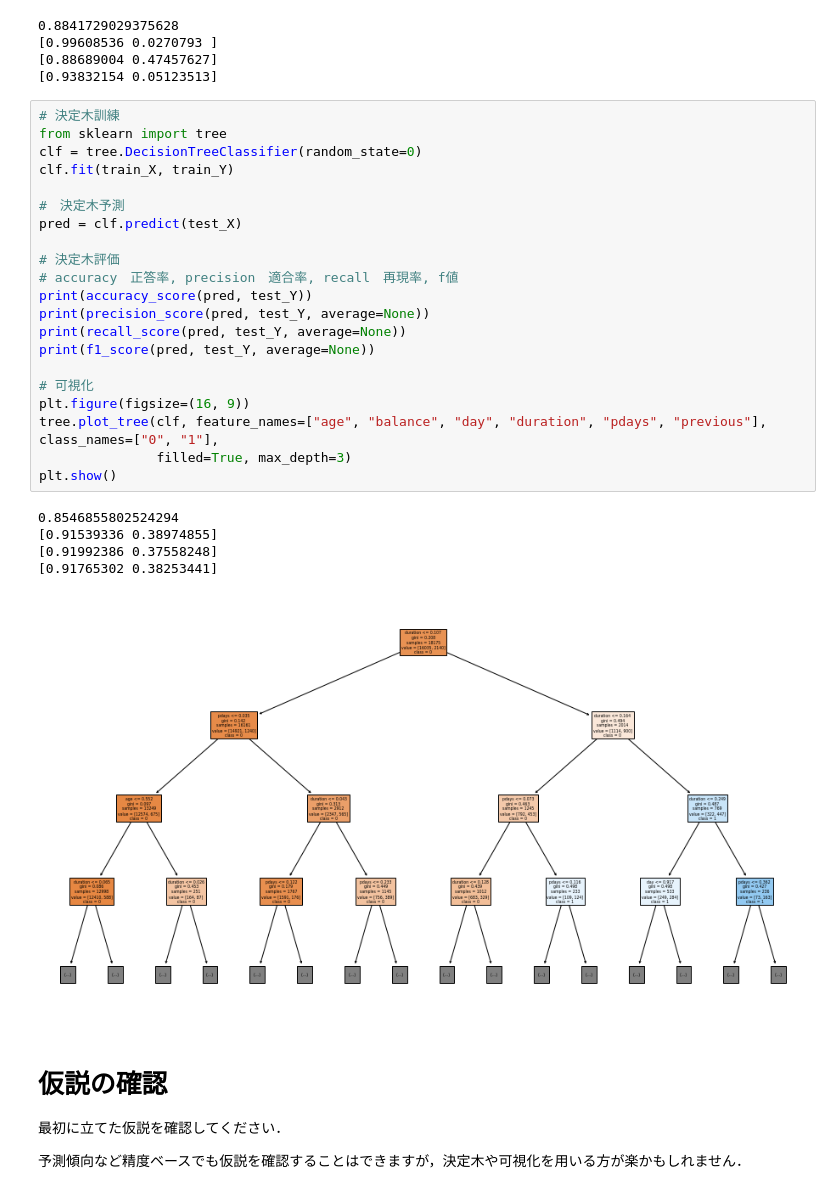
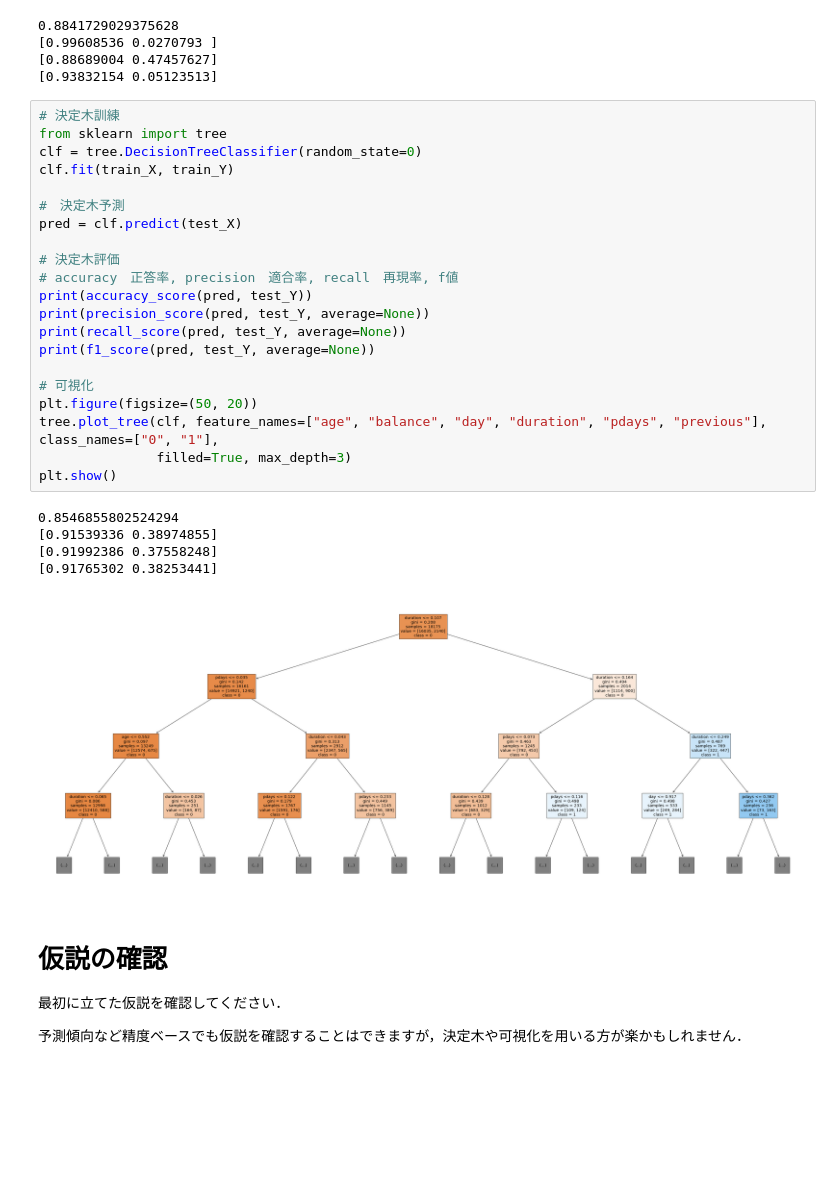
Before and after one commit to Manami-224/D, a Jupyter notebook: 第5回課題.ipynb, the cells around one changed output. Cells and saved outputs as stored; diff of their text form; blank space fills up the shorter version.

```diff
--- a/第5回課題.ipynb
+++ b/第5回課題.ipynb
@@ -360,30 +383,30 @@ print(f1_score(pred, test_Y, average=None))
 # %%
 # 決定木訓練
 from sklearn import tree
 clf = tree.DecisionTreeClassifier(random_state=0)
 clf.fit(train_X, train_Y)
 
 #　決定木予測
 pred = clf.predict(test_X)
 
 # 決定木評価
 # accuracy　正答率, precision　適合率, recall　再現率, f値
 print(accuracy_score(pred, test_Y))
 print(precision_score(pred, test_Y, average=None))
 print(recall_score(pred, test_Y, average=None))
 print(f1_score(pred, test_Y, average=None))
 
 # 可視化
-plt.figure(figsize=(16, 9))
+plt.figure(figsize=(50, 20))
 tree.plot_tree(clf, feature_names=["age", "balance", "day", "duration", "pdays", "previous"], class_names=["0", "1"],
                filled=True, max_depth=3)
 plt.show()
 # %% [output]
 0.8546855802524294
 [0.91539336 0.38974855]
 [0.91992386 0.37558248]
 [0.91765302 0.38253441]
-[figure, old version]
+[figure, new version]
 # %% [markdown]
 # 仮説の確認
 最初に立てた仮説を確認してください．
```
Also changed, not shown: parts of 4 cells of this notebook.
